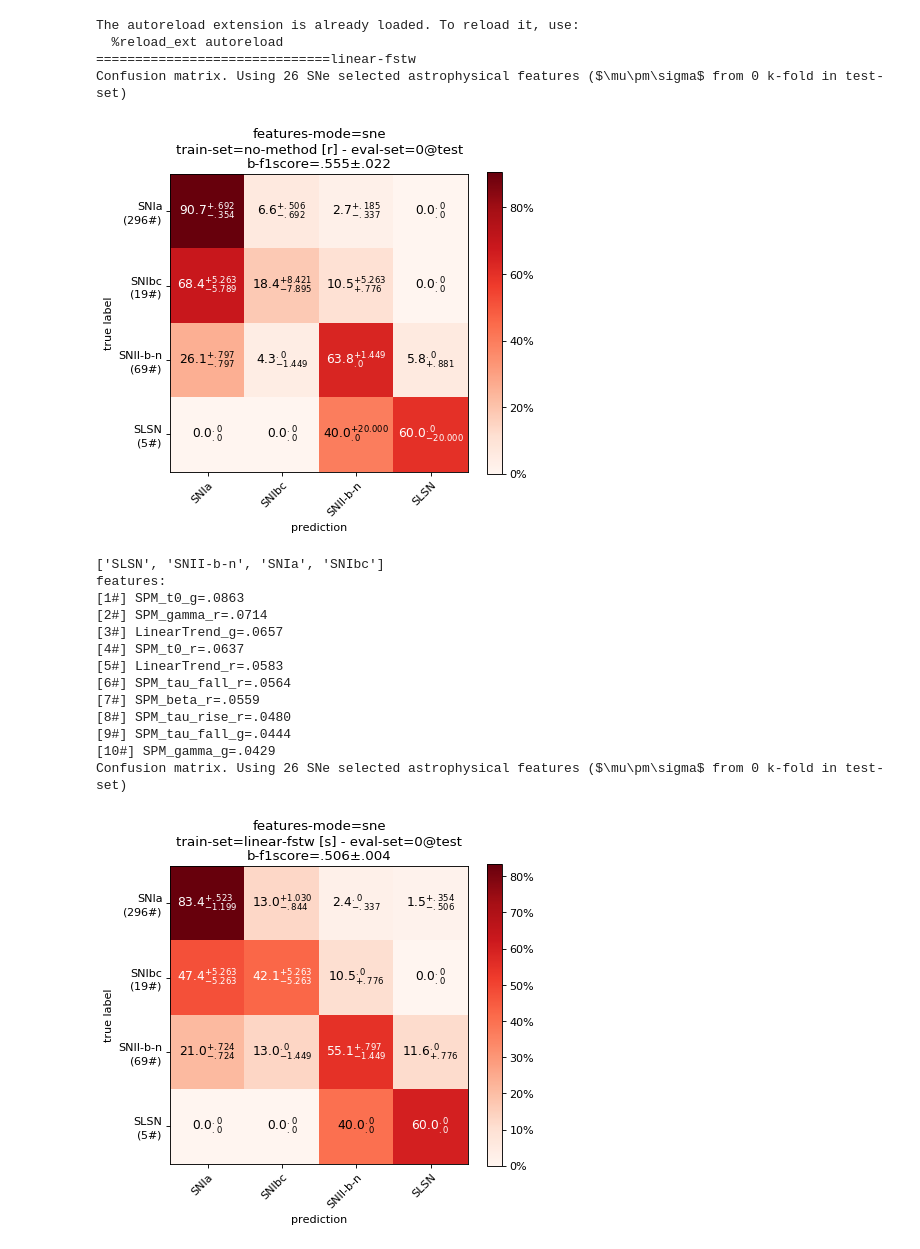
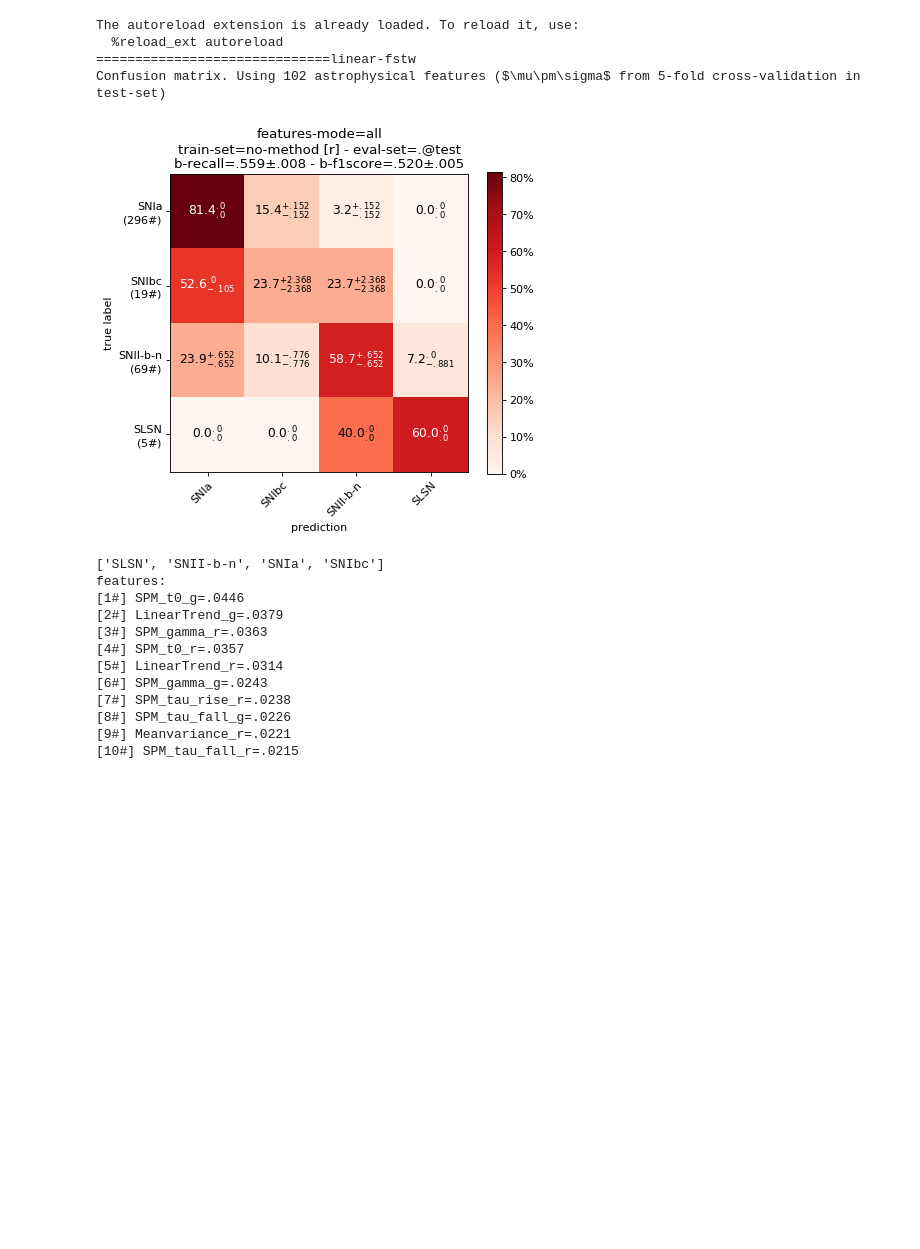
Before and after one commit to opimentel-github/astro-lightcurves-fats, a Jupyter notebook: experiments/metrics_results.ipynb, the cells around one changed output. Saved outputs shown, nothing was run; the diff lists cells and outputs as text; code cells hidden in the pictures; blank space fills up the shorter version.

```diff
--- a/experiments/metrics_results.ipynb
+++ b/experiments/metrics_results.ipynb
@@ -25,7 +25,7 @@ def get_mode_text(mode, features):
     else:
         return f'Using {len(features)} astrophysical features'
 
-mode = 'sne' # sne all
+mode = 'all' # all sne
 methods = [
     'linear-fstw',
     'bspline-fstw',
@@ -36,7 +36,7 @@ methods = [
 ]
 #methods = ['spm-mcmc-estw']
 eval_lcset_name = 'test'
-kf = '0'
+kf = '.'
 
 for method in methods:
     print('='*30+method)
@@ -55,47 +55,46 @@ for method in methods:
         _title = 'no-method [r]' if train_config=='r' else f'{method} [{train_config}]'
         title = ''
         title += f'features-mode={mode}'+'\n'
         title += f'train-set={_title} - eval-set={kf}@{eval_lcset_name}'+'\n'
         #title += f'b-p/r={bprecision_xe} / {brecall_xe}'+'\n'
-        title += f'b-f1score={bf1score_xe}'+'\n'
+        #title += f'b-f1score={bf1score_xe}'+'\n'
+        title += f'b-recall={brecall_xe} - b-f1score={bf1score_xe}'+'\n'
         cm_kwargs = {
             'title':title[:-1],
             'figsize':(6,5),
             'new_order_classes':['SNIa', 'SNIbc', 'SNII-b-n', 'SLSN'],
         }
         fig, ax, cm_norm = plot_custom_confusion_matrix(cms, class_names, **cm_kwargs)
         #accu = XError(np.diagonal(cm_norm*100, axis1=1, axis2=2).flatten().tolist())
         #title += f'b-accu={accu}'+'\n'
         #ax.set_title(title[:-1])
         #print(files[0]()['features'])
         caption = ''
         caption += f'Confusion matrix.'
         caption += f' {get_mode_text(mode, features)} {get_kf_text(eval_lcset_name, kf)}'
         print(caption)
         plt.show()
         #assert 0
         print(class_names)
         print(files[0]()['rank'])
         df = files[0]()['wrongs_df']
         #display(df[df['_y']==0])
         #display(df[df['_y']==2])
 # %% [output]
 The autoreload extension is already loaded. To reload it, use:
   %reload_ext autoreload
 ==============================linear-fstw
-Confusion matrix. Using 26 SNe selected astrophysical features ($\mu\pm\sigma$ from 0 k-fold in test-set)
+Confusion matrix. Using 102 astrophysical features ($\mu\pm\sigma$ from 5-fold cross-validation in test-set)
-[figure, old version]
+[figure, new version]
 ['SLSN', 'SNII-b-n', 'SNIa', 'SNIbc']
 features:
-[1#] SPM_t0_g=.0863
-[2#] SPM_gamma_r=.0714
-[3#] LinearTrend_g=.0657
-[4#] SPM_t0_r=.0637
-[5#] LinearTrend_r=.0583
-[6#] SPM_tau_fall_r=.0564
-[7#] SPM_beta_r=.0559
-[8#] SPM_tau_rise_r=.0480
-[9#] SPM_tau_fall_g=.0444
-[10#] SPM_gamma_g=.0429
-Confusion matrix. Using 26 SNe selected astrophysical features ($\mu\pm\sigma$ from 0 k-fold in test-set)
+[1#] SPM_t0_g=.0446
+[2#] LinearTrend_g=.0379
+[3#] SPM_gamma_r=.0363
+[4#] SPM_t0_r=.0357
+[5#] LinearTrend_r=.0314
+[6#] SPM_gamma_g=.0243
+[7#] SPM_tau_rise_r=.0238
+[8#] SPM_tau_fall_g=.0226
+[9#] Meanvariance_r=.0221
+[10#] SPM_tau_fall_r=.0215
-[figure, removed]
```
Also changed, not shown: parts of 4 cells of this notebook, 4 other files.
